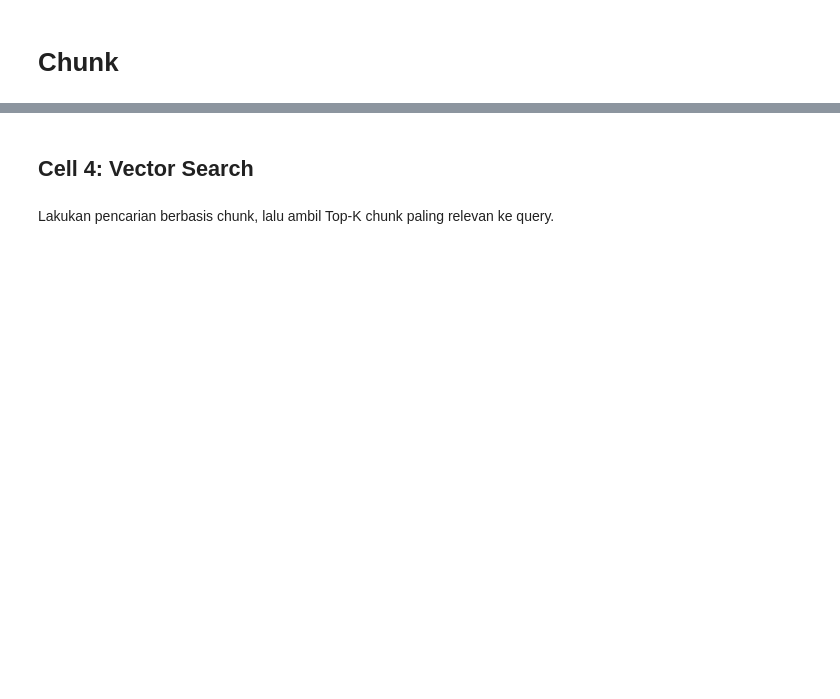
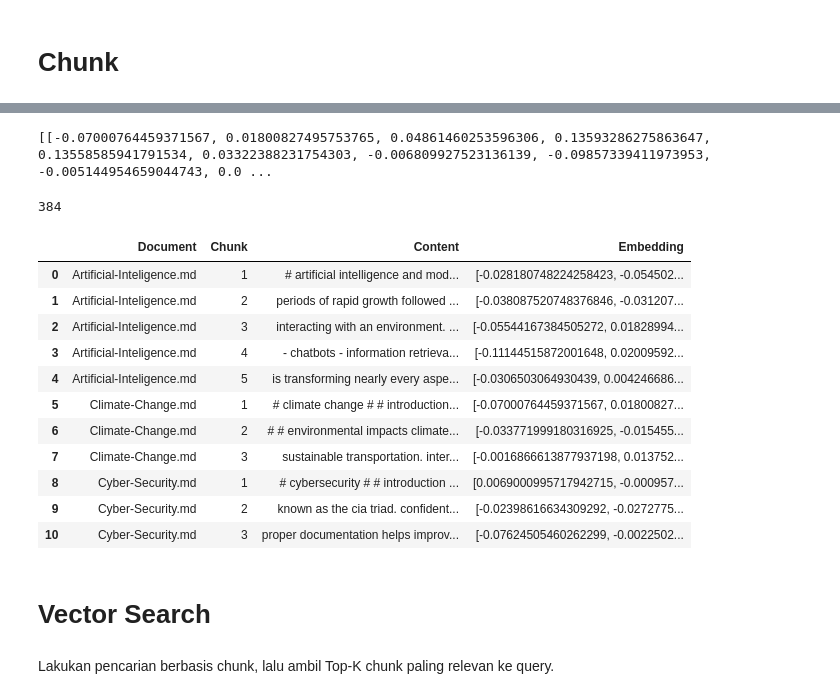
Before and after one commit to juanaxyz/STKI-RAG, a Jupyter notebook: main.ipynb, the cells around one changed output, grey strips where cells are left out. Saved outputs shown, nothing was run; the diff lists cells and outputs as text; code cells hidden in the pictures; blank space fills up the shorter version.

Commit message:
Implement code evaluate chunk and visualize

```diff
--- a/main.ipynb
+++ b/main.ipynb
@@ -334,12 +311,15 @@ KeyError: 'Lapkeu BCA Mar 26.pdf'
 # %%
-CHUNK_SIZE = 384
-OVERLAP_RATIO = 0.1
+rows = []
+
+CHUNK_SIZE = 256
+OVERLAP_RATIO = 0.3
 BATCH_SIZE = 32
 
 embedded_chunks = {}
 total_chunks = 0
 
 for doc_name, text in DOCS.items():
+
     chunks = chunk_text(
         text,
         tokenizer,
@@ -347,25 +327,37 @@ for doc_name, text in DOCS.items():
         overlap_ratio=OVERLAP_RATIO,
     )
 
-    # Deduplicate chunks per document so repeated text is embedded once.
     unique_chunks = list(dict.fromkeys(chunks))
-    unique_embeddings = get_embeddings_batch(unique_chunks, batch_size=BATCH_SIZE)
+    unique_embeddings = get_embeddings_batch(
+        unique_chunks,
+        batch_size=BATCH_SIZE
+    )
+
     unique_map = dict(zip(unique_chunks, unique_embeddings))
-    chunk_embeddings = [unique_map[c] for c in chunks]
+
+    chunk_embeddings = [
+        unique_map[c]
+        for c in chunks
+    ]
+
+    print(f"Document: {doc_name}, Chunks: {len(chunks)}, Unique Chunks: {len(unique_chunks)}")
+    print(chunk_embeddings)
 
     embedded_chunks[doc_name] = {
         "chunks": chunks,
         "embeddings": chunk_embeddings,
     }
 
+    for i, (chunk, emb) in enumerate(zip(chunks, chunk_embeddings), start=1):
+
+        rows.append({
+            "Document": doc_name,
+            "Chunk": i,
+            "Content": chunk[:100],
+            "Embedding": str(emb[:10]) + " ..."
+        })
+
     total_chunks += len(chunks)
-    print(
-        f"{doc_name}: {len(chunks)} chunks "
-        f"({len(unique_chunks)} unique) embedded"
-    )
 
-
-print(f"Total chunks indexed: {total_chunks}")
-print(f"Documents indexed: {len(embedded_chunks)}")
-print(f"Cache file: {EMBED_CACHE_PATH}")
+df_chunks = pd.DataFrame(rows)
 # %% [output]
@@ -374,5 +370,26 @@ RuntimeError: Gagal membuat embedding batch setelah 4 percobaan.
+# %%
+print(embedded_chunks["Climate-Change.md"]["embeddings"])
+len(embedded_chunks["Climate-Change.md"]["embeddings"][0])
+# %% [output]
+[[-0.07000764459371567, 0.01800827495753765, 0.04861460253596306, 0.13593286275863647, 0.13558585941791534, 0.03322388231754303, -0.006809927523136139, -0.09857339411973953, -0.005144954659044743, 0.0 ...
+384
+# %%
+display(df_chunks)
+# %% [output]
+|  | Document | Chunk | Content | Embedding |
+| 0 | Artificial-Inteligence.md | 1 | # artificial intelligence and mod... | [-0.028180748224258423, -0.054502... |
+| 1 | Artificial-Inteligence.md | 2 | periods of rapid growth followed ... | [-0.038087520748376846, -0.031207... |
+| 2 | Artificial-Inteligence.md | 3 | interacting with an environment. ... | [-0.05544167384505272, 0.01828994... |
+| 3 | Artificial-Inteligence.md | 4 | - chatbots - information retrieva... | [-0.11144515872001648, 0.02009592... |
+| 4 | Artificial-Inteligence.md | 5 | is transforming nearly every aspe... | [-0.0306503064930439, 0.004246686... |
+| 5 | Climate-Change.md | 1 | # climate change # # introduction... | [-0.07000764459371567, 0.01800827... |
+| 6 | Climate-Change.md | 2 | # # environmental impacts climate... | [-0.033771999180316925, -0.015455... |
+| 7 | Climate-Change.md | 3 | sustainable transportation. inter... | [-0.0016866613877937198, 0.013752... |
+| 8 | Cyber-Security.md | 1 | # cybersecurity # # introduction ... | [0.0069000995717942715, -0.000957... |
+| 9 | Cyber-Security.md | 2 | known as the cia triad. confident... | [-0.02398616634309292, -0.0272775... |
+| 10 | Cyber-Security.md | 3 | proper documentation helps improv... | [-0.07624505460262299, -0.0022502... |
 # %% [markdown]
-## Cell 4: Vector Search
+# Vector Search
 # %% [markdown]
 Lakukan pencarian berbasis chunk, lalu ambil Top-K chunk paling relevan ke query.
 # %%
```
Also changed, not shown: parts of 23 cells of this notebook, 1 other file.
